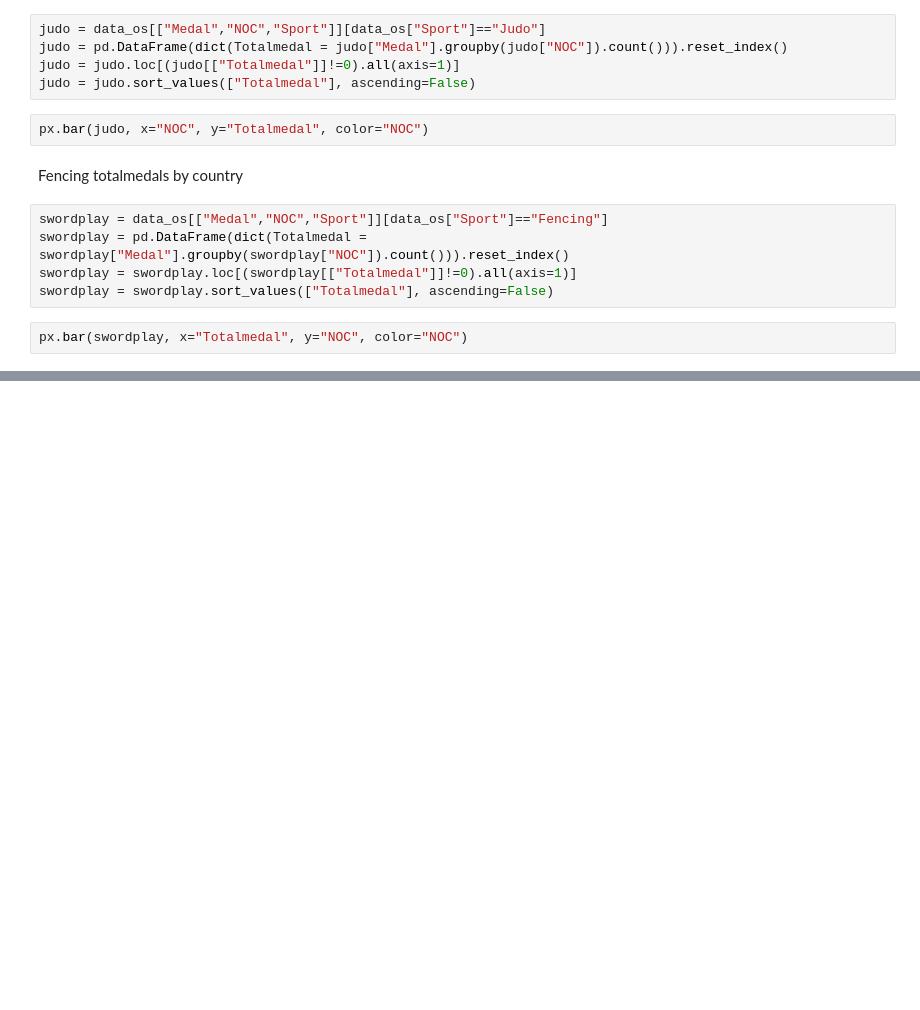
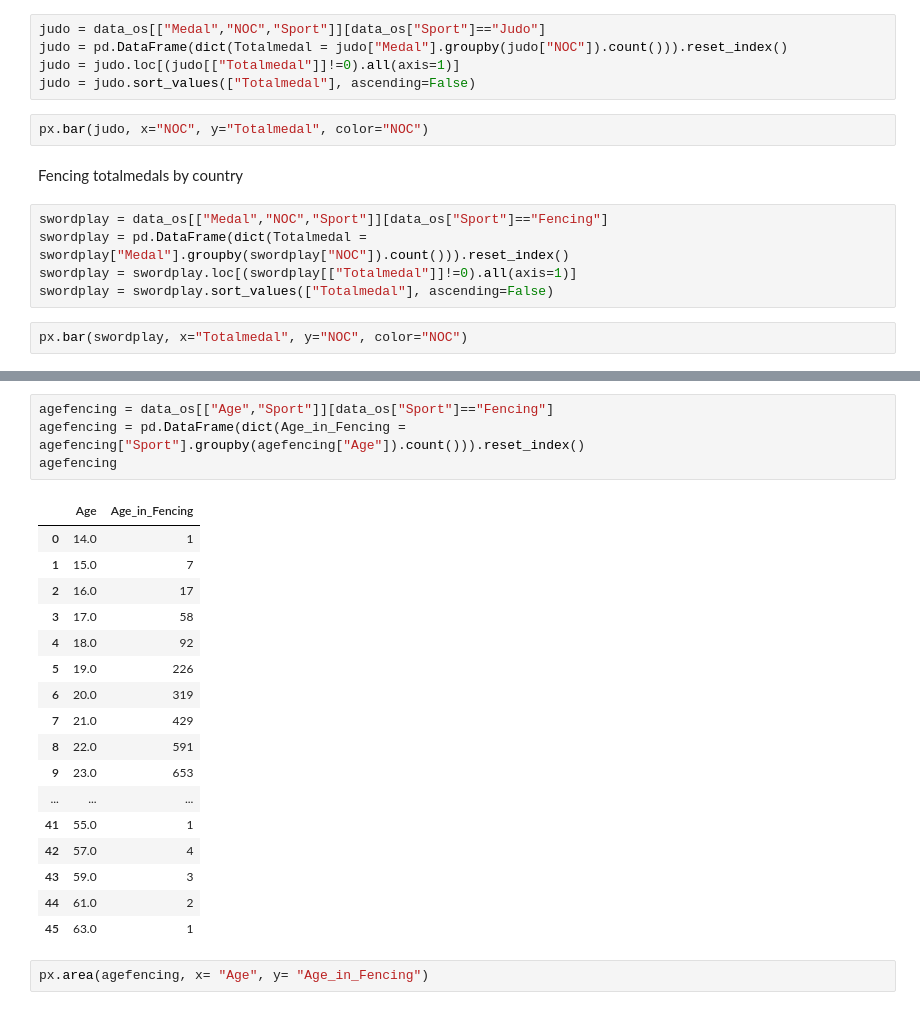
Before and after one commit to AmalDerbali/Databehandling-OS-projekt-Amal-D-Jim-S, a Jupyter notebook: projekt_OS.ipynb, the cells around one changed output, grey strips where cells are left out. Saved outputs shown, nothing was run; the diff lists cells and outputs as text; blank space fills up the shorter version.

```diff
--- a/projekt_OS.ipynb
+++ b/projekt_OS.ipynb
@@ -365,0 +392,24 @@ px.bar(swordplay, x="Totalmedal", y="NOC", color="NOC")
+# %%
+agefencing = data_os[["Age","Sport"]][data_os["Sport"]=="Fencing"]
+agefencing = pd.DataFrame(dict(Age_in_Fencing = agefencing["Sport"].groupby(agefencing["Age"]).count())).reset_index()
+agefencing
+# %% [output]
+|  | Age | Age_in_Fencing |
+| 0 | 14.0 | 1 |
+| 1 | 15.0 | 7 |
+| 2 | 16.0 | 17 |
+| 3 | 17.0 | 58 |
+| 4 | 18.0 | 92 |
+| 5 | 19.0 | 226 |
+| 6 | 20.0 | 319 |
+| 7 | 21.0 | 429 |
+| 8 | 22.0 | 591 |
+| 9 | 23.0 | 653 |
+| ... | ... | ... |
+| 41 | 55.0 | 1 |
+| 42 | 57.0 | 4 |
+| 43 | 59.0 | 3 |
+| 44 | 61.0 | 2 |
+| 45 | 63.0 | 1 |
+# %%
+px.area(agefencing, x= "Age", y= "Age_in_Fencing")
```
Also changed, not shown: parts of 3 cells of this notebook.
